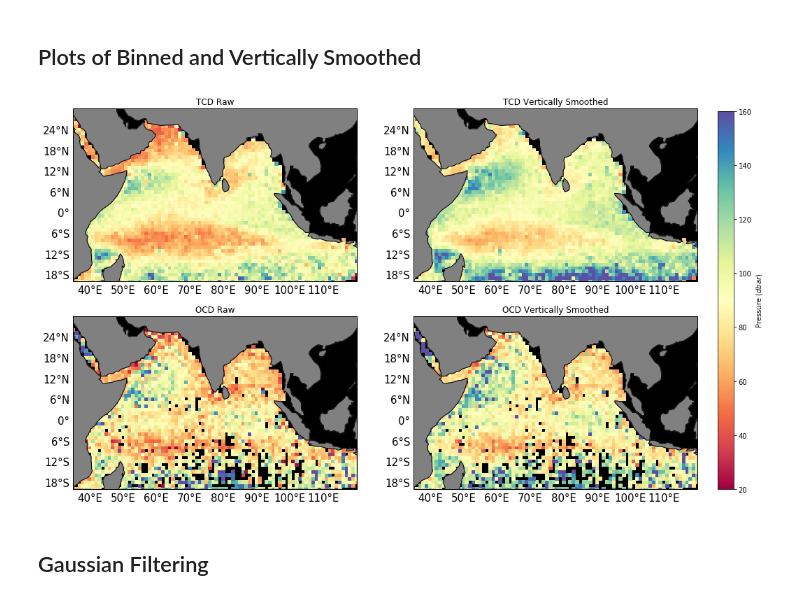
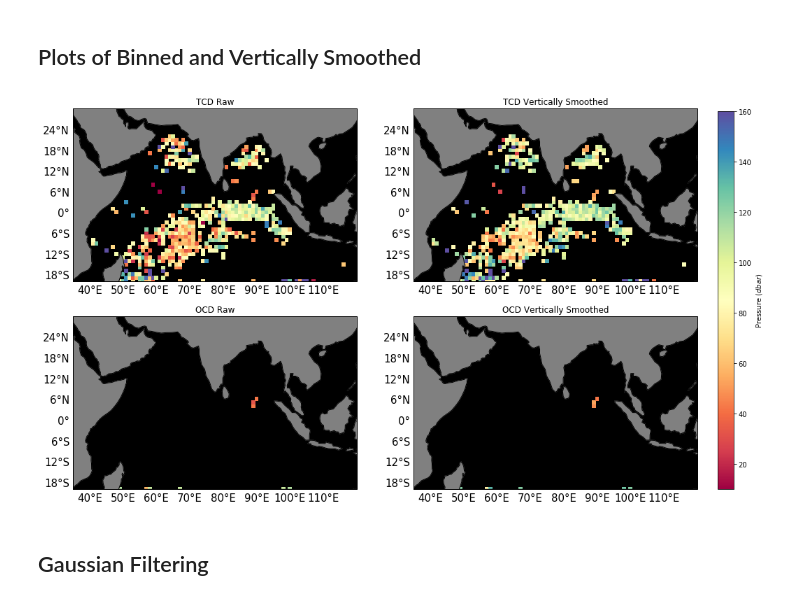
Before and after one commit to jlpearso/Modulation_of_Coastal_Hypoxia_by_the_IOD, a Jupyter notebook: code/Find the TCD and OCD.ipynb, the cells around one changed output. Drawn from its saved outputs; the diff is of its cells as text; code cells hidden in the pictures.

```diff
--- a/code/Find the TCD and OCD.ipynb
+++ b/code/Find the TCD and OCD.ipynb
@@ -42,7 +42,7 @@ ds = xr.decode_cf(ds)
 # <font color='darkblue'>Quality Control</font>
 # %%
 # remove shelf
-shelf_pres_cutoff = 205
+shelf_pres_cutoff = 300
 
 # take only data that is below this pressure level
 below_shelf_temp = ds.temp[:,ds.pres >= shelf_pres_cutoff];
@@ -57,16 +57,16 @@ ds.temp[below_shelf_temp_ind,:] = np.nan;
 ds.doxy[below_shelf_doxy_ind,:] = np.nan;
 
 # find data above 500dbars
-upper_temp = ds.temp[:,ds.pres<=500]
-upper_doxy = ds.doxy[:,ds.pres<=500]
+upper_temp = ds.temp[:,ds.pres<500]
+upper_doxy = ds.doxy[:,ds.pres<500]
 
 # set profiles with less than 10 points in upper ocean to nans
 temp_qc = ds.temp
-temp_ind = (np.sum(~np.isnan(upper_temp),1) <10)
+temp_ind = (np.sum(~np.isnan(upper_temp),1) <20)
 temp_qc[temp_ind,:] = np.nan
 
 doxy_qc = ds.doxy
-doxy_ind = (np.sum(~np.isnan(upper_doxy),1) <10)
+doxy_ind = (np.sum(~np.isnan(upper_doxy),1) <20)
 doxy_qc[doxy_ind,:] = np.nan
 
 #add to dataset
@@ -100,11 +100,11 @@ temp_grad_sm_10 = np.ma.masked_array(ds.temp_grad_sm_10, np.isnan(ds.temp_grad_s
 doxy_grad_sm_10 = np.ma.masked_array(ds.doxy_grad_sm_10, np.isnan(ds.doxy_grad_sm_10))
 
 # find maximum negative gradients (min grad)
-temp_grad_min_ind = np.argmin(temp_grad,1)
-doxy_grad_min_ind = np.argmin(doxy_grad,1)
+temp_grad_min_ind = np.nanargmin(temp_grad,1)
+doxy_grad_min_ind = np.nanargmin(doxy_grad,1)
 
-temp_grad_sm_10_min_ind = np.argmin(temp_grad_sm_10,1)
-doxy_grad_sm_10_min_ind = np.argmin(doxy_grad_sm_10,1)
+temp_grad_sm_10_min_ind = np.nanargmin(temp_grad_sm_10,1)
+doxy_grad_sm_10_min_ind = np.nanargmin(doxy_grad_sm_10,1)
 
 # take the pressure value at the min index
 TCD = pres_grad[temp_grad_min_ind]
@@ -120,7 +120,7 @@ OCD[np.sum(~np.isnan(doxy_qc),1) <1] = np.nan
 TCD_sm_10[np.sum(~np.isnan(temp_qc),1) <1] = np.nan
 OCD_sm_10[np.sum(~np.isnan(doxy_qc),1) <1] = np.nan
 
-# set all values that are lower than 450dbar to nan
+# set all values that are lower than 500dbar to nan
 TCD[TCD > 500] = np.nan
 OCD[OCD > 500] = np.nan
 
@@ -135,0 +138,17 @@ ds['OCD_sm_10'] = xr.DataArray(OCD_sm_10,dims = ['prof'],coords =[ds.prof])
+# %%
+fig = plt.figure(figsize = (16,10))
+
+ax = plt.subplot(1,2,1)
+
+#subset data
+thresh = 400
+boxlat = ds.lat[TCD > thresh]
+boxlon = ds.lon[TCD > thresh]
+boxtemp = ds.temp[TCD > thresh,:]
+boxTCD = ds.TCD[TCD > thresh]
+
+for pr in range(boxtemp.shape[0]):
+    p = ax.plot(boxtemp[pr,:],ds.pres,'.')
+    plt.hlines(boxTCD[pr],0,18)
+ax.set_ylim(ax.get_ylim()[::-1])
+ax.set_title('Unsmoothed Temperature and TCD')
@@ -315,8 +389,8 @@ def add_land(ax,bounds):
     ax.set_extent(bounds, crs=ccrs.PlateCarree())
 
 # limits
-cmin = 20
-cmax = 160
+cmin = 10
+cmax =160
 bounds = [35,120,-20,30]
 cmap = plt.cm.Spectral # plt.cm.PuOr
 
@@ -327,34 +401,34 @@ p = axes[0,0].pcolor(lonp,latp,ds.TCD_binned_ave,cmap=cmap,vmin=cmin,vmax=cmax,
 add_land(axes[0,0],bounds)
 axes[0,0].set_extent(bounds, crs=ccrs.PlateCarree())
 axes[0,0].set_title('TCD Raw')
 axes[0,0].set_xlabel('Longitude')
 axes[0,0].set_ylabel('Latitude')
 
 p2 = axes[0,1].pcolormesh(lonp,latp,ds.TCD_sm_10_binned_ave,cmap=cmap, vmin=cmin,vmax=cmax,
                        transform=ccrs.PlateCarree())
 add_land(axes[0,1],bounds)
 axes[0,1].set_title('TCD Vertically Smoothed')
 axes[0,1].set_xlabel('Longitude')
 
 p4 = axes[1,0].pcolormesh(lonp,latp,ds.OCD_binned_ave,cmap=cmap,vmin=cmin,vmax=cmax)
 add_land(axes[1,0],bounds)
 axes[1,0].set_extent(bounds, crs=ccrs.PlateCarree())
 axes[1,0].set_title('OCD Raw')
 axes[1,0].set_xlabel('Longitude')
 axes[1,0].set_ylabel('Latitude')
 
 p5 = axes[1,1].pcolormesh(lonp,latp,ds.OCD_sm_10_binned_ave,cmap=cmap, vmin=cmin,vmax=cmax,
                        transform=ccrs.PlateCarree())
 add_land(axes[1,1],bounds)
 axes[1,1].set_title('OCD Vertically Smoothed')
 axes[1,1].set_xlabel('Longitude')
 
 
 cbar_ax = fig.add_axes([0.925, 0.125, 0.02, 0.75])
 cbar = fig.colorbar(p,cax=cbar_ax, pad=0.04)
 cbar.set_label('Pressure ($dbar$)')
 # %% [output]
-[figure, old version]
+[figure, new version]
 # %% [markdown]
 ## Gaussian Filtering
 # %%
```
Also changed, not shown: parts of 9 cells of this notebook, 2 other files.
